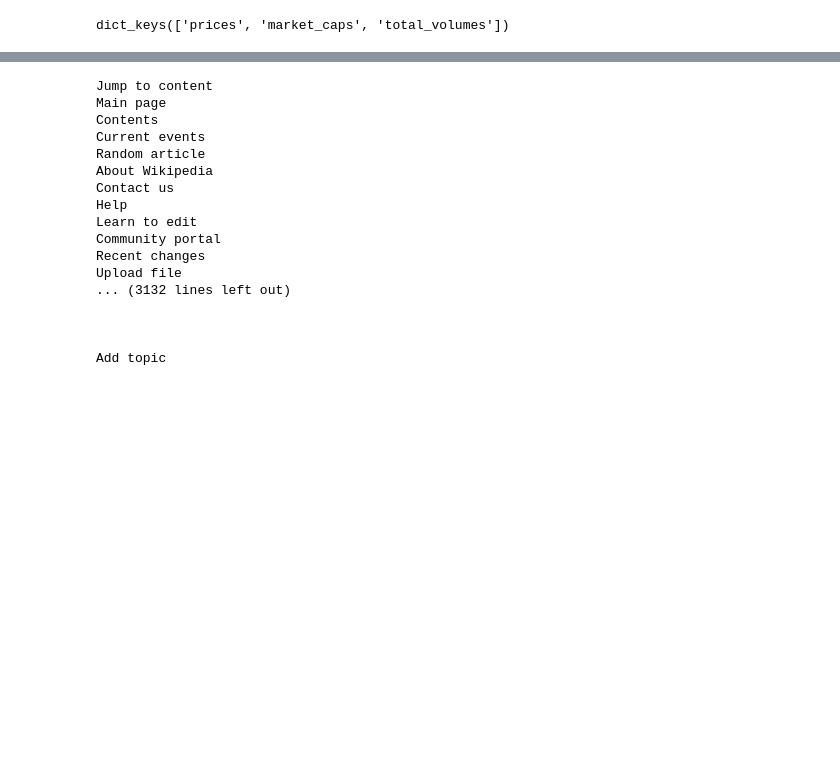
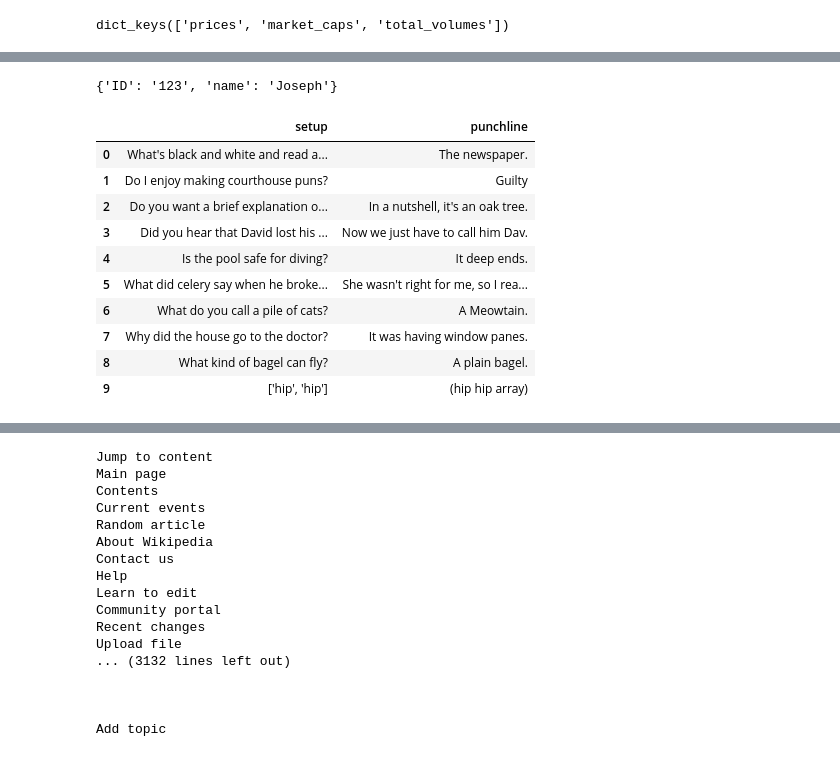
Before and after one commit to FRANKSADWAR/PersonalPractice, a Jupyter notebook: APIS_and_Data_Collection.ipynb, the cells around one changed output, grey strips where cells are left out. Cells and saved outputs as stored; diff of their text form; code cells hidden in the pictures; blank space fills up the shorter version.

```diff
--- a/APIS_and_Data_Collection.ipynb
+++ b/APIS_and_Data_Collection.ipynb
@@ -109,0 +181,27 @@ print(type(html_content))
+# %%
+print(r_post.json()['form'])
+# %% [output]
+{'ID': '123', 'name': 'Joseph'}
+# %%
+# More APIs to extract data as JSON into a dataframe
+
+jokes_url = "https://official-joke-api.appspot.com/jokes/ten"
+res = requests.get(jokes_url)
+if res.status_code == 200:
+    data = res.json()
+# %%
+df_jokes = pd.json_normalize(data)
+df_jokes.drop(columns=["type","id"], inplace=True)
+df_jokes
+# %% [output]
+|  | setup | punchline |
+| 0 | What's black and white and read a... | The newspaper. |
+| 1 | Do I enjoy making courthouse puns? | Guilty |
+| 2 | Do you want a brief explanation o... | In a nutshell, it's an oak tree. |
+| 3 | Did you hear that David lost his ... | Now we just have to call him Dav. |
+| 4 | Is the pool safe for diving? | It deep ends. |
+| 5 | What did celery say when he broke... | She wasn't right for me, so I rea... |
+| 6 | What do you call a pile of cats? | A Meowtain. |
+| 7 | Why did the house go to the doctor? | It was having window panes. |
+| 8 | What kind of bagel can fly? | A plain bagel. |
+| 9 | ['hip', 'hip'] | (hip hip array) |
```
Also changed, not shown: parts of 18 cells of this notebook.
